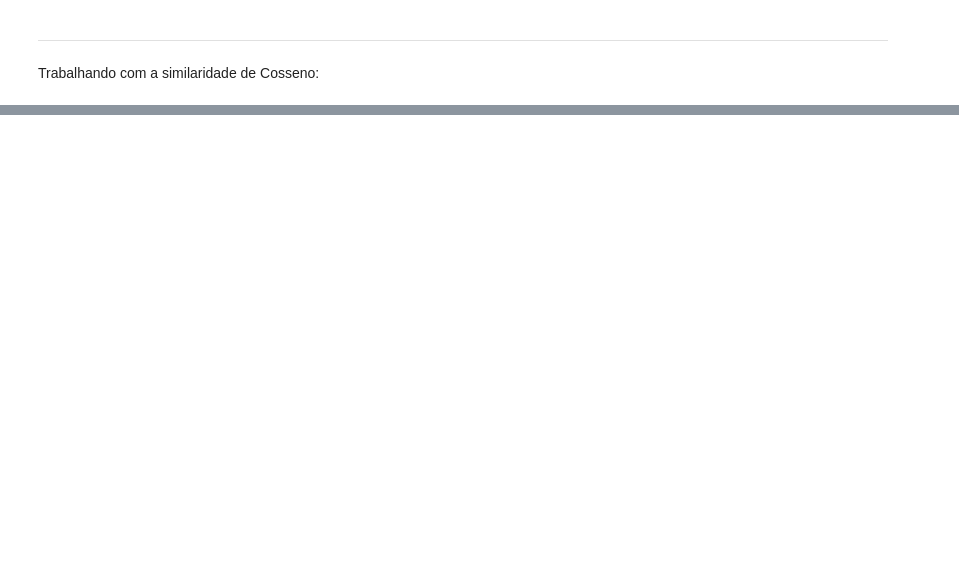
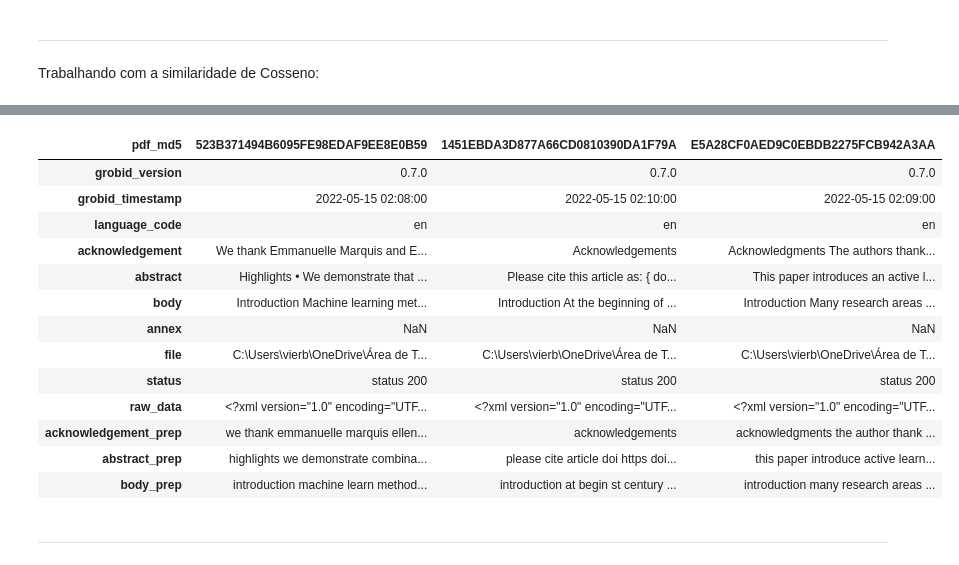
Before and after one commit to Vieirbat/Summarticles, a Jupyter notebook: notebooks/TextMining.ipynb, the cells around one changed output, grey strips where cells are left out. Cells and saved outputs as stored; diff of their text form; code cells hidden in the pictures; blank space fills up the shorter version.

```diff
--- a/notebooks/TextMining.ipynb
+++ b/notebooks/TextMining.ipynb
@@ -592,0 +851,19 @@ df_cos_tfidf_sim.head()
+# %%
+dict_dfs['df_doc_info'].head(3).T
+# %% [output]
+| pdf_md5 | 523B371494B6095FE98EDAF9EE8E0B59 | 1451EBDA3D877A66CD0810390DA1F79A | E5A28CF0AED9C0EBDB2275FCB942A3AA |
+| grobid_version | 0.7.0 | 0.7.0 | 0.7.0 |
+| grobid_timestamp | 2022-05-15 02:08:00 | 2022-05-15 02:10:00 | 2022-05-15 02:09:00 |
+| language_code | en | en | en |
+| acknowledgement | We thank Emmanuelle Marquis and E... | Acknowledgements | Acknowledgments The authors thank... |
+| abstract | Highlights • We demonstrate that ... | Please cite this article as: { do... | This paper introduces an active l... |
+| body | Introduction Machine learning met... | Introduction At the beginning of ... | Introduction Many research areas ... |
+| annex | NaN | NaN | NaN |
+| file | C:\Users\vierb\OneDrive\Área de T... | C:\Users\vierb\OneDrive\Área de T... | C:\Users\vierb\OneDrive\Área de T... |
+| status | status 200 | status 200 | status 200 |
+| raw_data | <?xml version="1.0" encoding="UTF... | <?xml version="1.0" encoding="UTF... | <?xml version="1.0" encoding="UTF... |
+| acknowledgement_prep | we thank emmanuelle marquis ellen... | acknowledgements | acknowledgments the author thank ... |
+| abstract_prep | highlights we demonstrate combina... | please cite article doi https doi... | this paper introduce active learn... |
+| body_prep | introduction machine learn method... | introduction at begin st century ... | introduction many research areas ... |
+# %% [markdown]
+--------------------------
```
Also changed, not shown: parts of 39 cells of this notebook, 2 other files.
